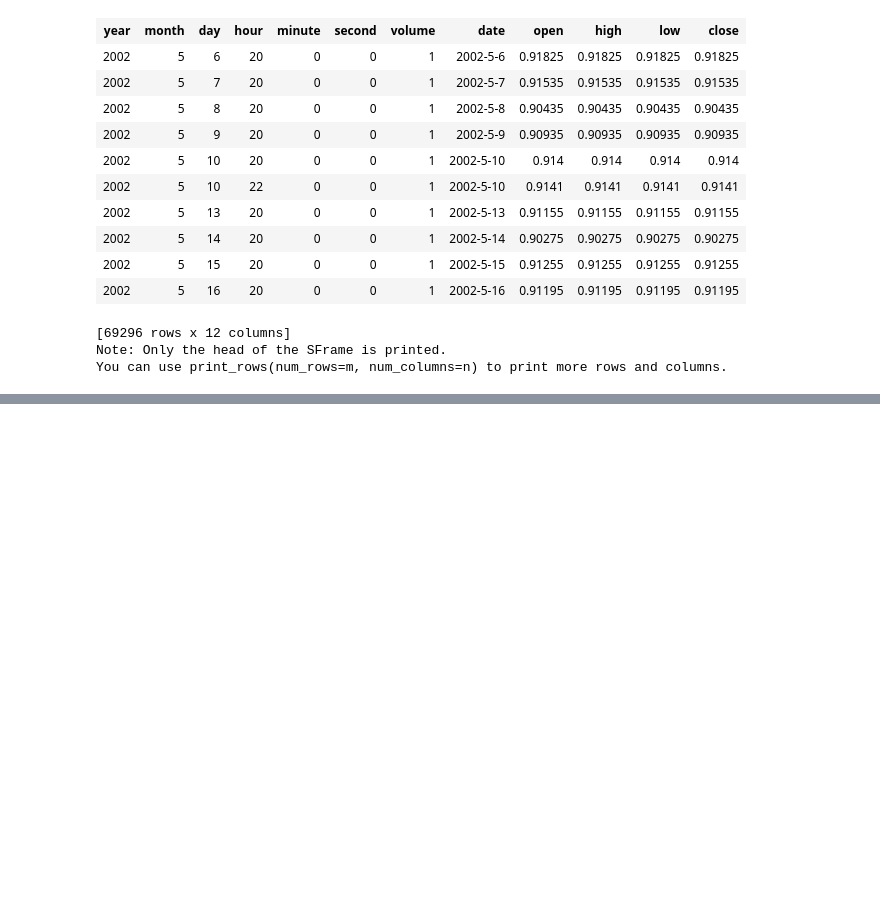
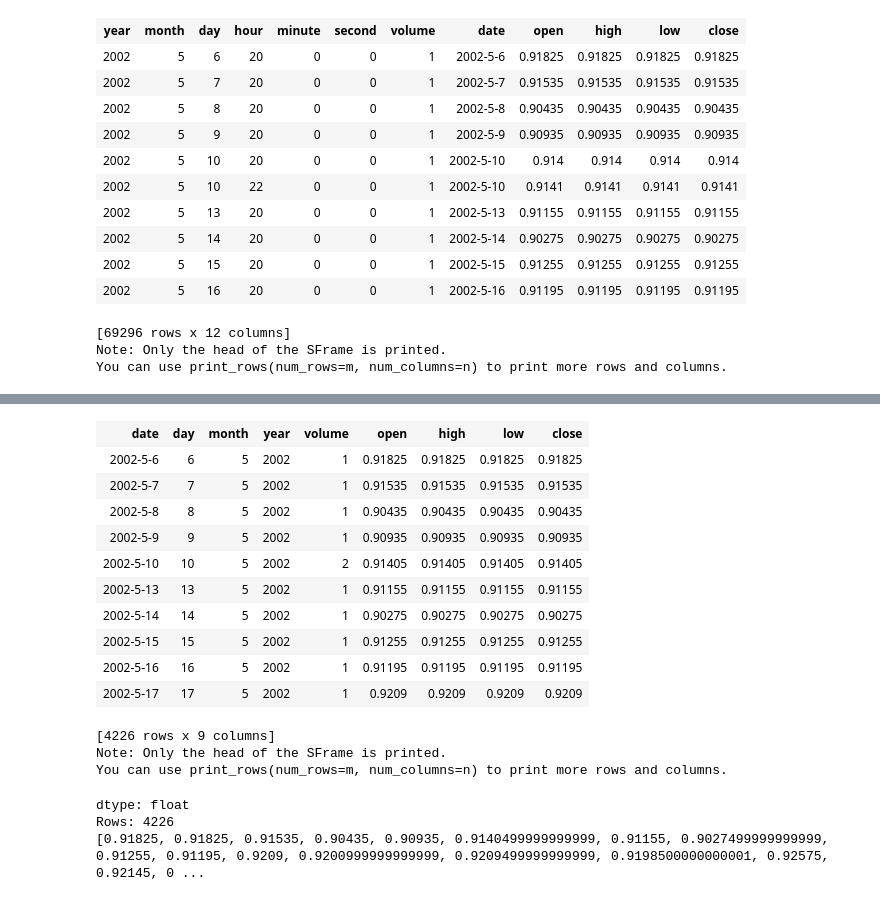
Before and after one commit to yuecong/autotrade, a Jupyter notebook: autotrade_gl_version.ipynb, the cells around one changed output, grey strips where cells are left out. Saved outputs shown, nothing was run; the diff lists cells and outputs as text; code cells hidden in the pictures; blank space fills up the shorter version.

```diff
--- a/autotrade_gl_version.ipynb
+++ b/autotrade_gl_version.ipynb
@@ -80,0 +129,22 @@ sf_eur_usd_d1_tmp
+# %%
+sf_eur_usd_d1_tmp.add_column(sf_eur_usd_d1_tmp['Sum of open_volume'] /sf_eur_usd_d1_tmp['Sum of volume'] ,'open')
+sf_eur_usd_d1_tmp.add_column(sf_eur_usd_d1_tmp['Sum of high_volume'] /sf_eur_usd_d1_tmp['Sum of volume'] ,'high')
+sf_eur_usd_d1_tmp.add_column(sf_eur_usd_d1_tmp['Sum of low_volume'] /sf_eur_usd_d1_tmp['Sum of volume'] ,'low')
+sf_eur_usd_d1_tmp.add_column(sf_eur_usd_d1_tmp['Sum of close_volume'] /sf_eur_usd_d1_tmp['Sum of volume'] ,'close')
+sf_eur_usd_d1_tmp.rename({'Sum of volume': 'volume'})
+sf_eur_usd_d1_tmp.remove_columns(['Sum of open_volume','Sum of high_volume','Sum of low_volume','Sum of close_volume'])
+# %% [output]
+| date | day | month | year | volume | open | high | low | close |
+| 2002-5-6 | 6 | 5 | 2002 | 1 | 0.91825 | 0.91825 | 0.91825 | 0.91825 |
+| 2002-5-7 | 7 | 5 | 2002 | 1 | 0.91535 | 0.91535 | 0.91535 | 0.91535 |
+| 2002-5-8 | 8 | 5 | 2002 | 1 | 0.90435 | 0.90435 | 0.90435 | 0.90435 |
+| 2002-5-9 | 9 | 5 | 2002 | 1 | 0.90935 | 0.90935 | 0.90935 | 0.90935 |
+| 2002-5-10 | 10 | 5 | 2002 | 2 | 0.91405 | 0.91405 | 0.91405 | 0.91405 |
+| 2002-5-13 | 13 | 5 | 2002 | 1 | 0.91155 | 0.91155 | 0.91155 | 0.91155 |
+| 2002-5-14 | 14 | 5 | 2002 | 1 | 0.90275 | 0.90275 | 0.90275 | 0.90275 |
+| 2002-5-15 | 15 | 5 | 2002 | 1 | 0.91255 | 0.91255 | 0.91255 | 0.91255 |
+| 2002-5-16 | 16 | 5 | 2002 | 1 | 0.91195 | 0.91195 | 0.91195 | 0.91195 |
+| 2002-5-17 | 17 | 5 | 2002 | 1 | 0.9209 | 0.9209 | 0.9209 | 0.9209 |
+[4226 rows x 9 columns]
+Note: Only the head of the SFrame is printed.
+You can use print_rows(num_rows=m, num_columns=n) to print more rows and columns.
@@ -80,0 +160,6 @@ sf_eur_usd_d1_tmp
+# %%
+close_minute_1
+# %% [output]
+dtype: float
+Rows: 4226
+[0.91825, 0.91825, 0.91535, 0.90435, 0.90935, 0.9140499999999999, 0.91155, 0.9027499999999999, 0.91255, 0.91195, 0.9209, 0.9200999999999999, 0.9209499999999999, 0.9198500000000001, 0.92575, 0.92145, 0 ...
```
Also changed, not shown: parts of 8 cells of this notebook.
